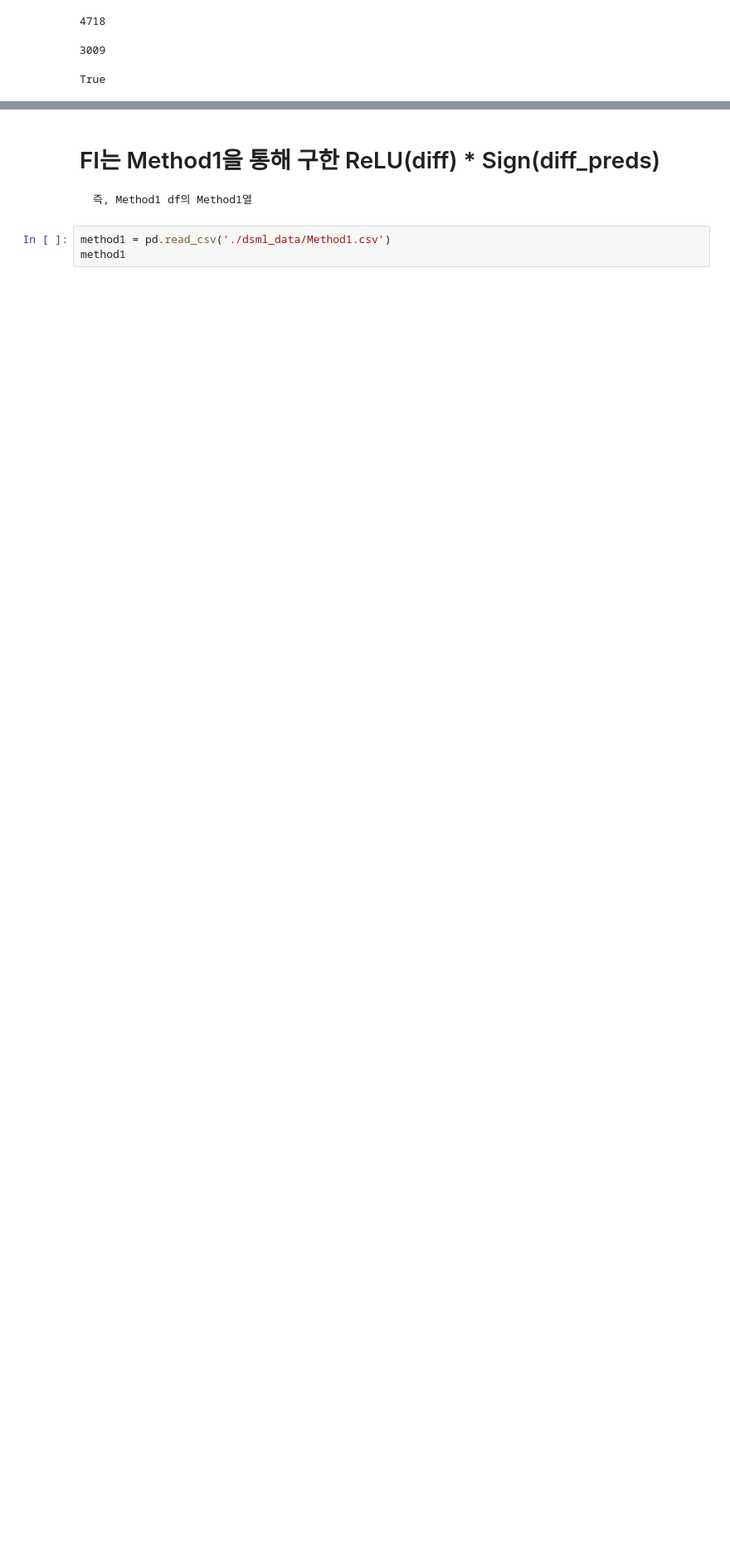
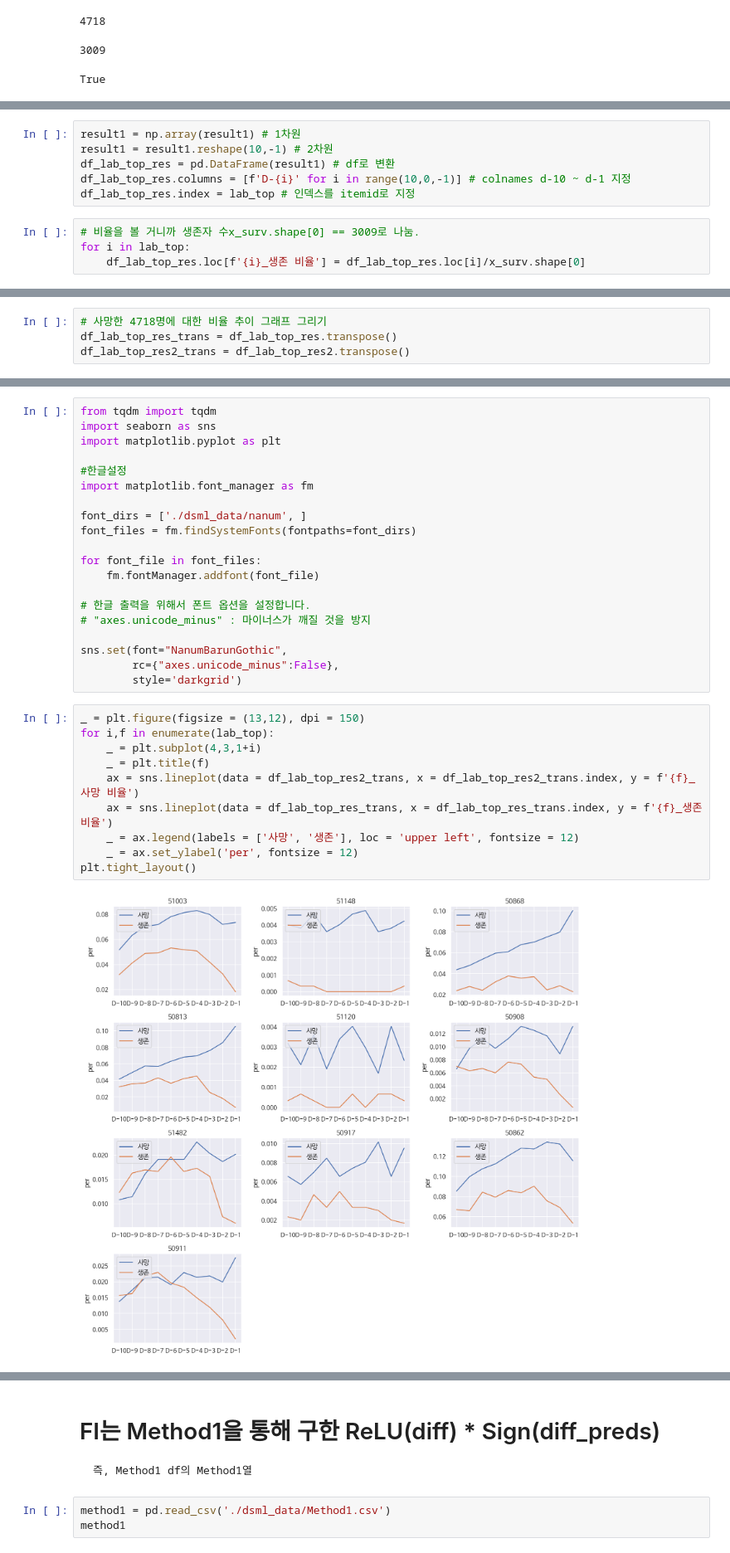
Before and after one commit to GaYounKoh/DSML_re, a Jupyter notebook: [2 again] Method1, df_all, ReLU, Sign정리 및 그래프까지.ipynb, the cells around one changed output, grey strips where cells are left out. Shown at 83% size. Saved outputs shown, nothing was run; the diff lists cells and outputs as text; blank space fills up the shorter version.

```diff
--- a/[2 again] Method1, df_all, ReLU, Sign정리 및 그래프까지.ipynb
+++ b/[2 again] Method1, df_all, ReLU, Sign정리 및 그래프까지.ipynb
@@ -286,0 +337,10 @@ True
+# %%
+result1 = np.array(result1) # 1차원
+result1 = result1.reshape(10,-1) # 2차원
+df_lab_top_res = pd.DataFrame(result1) # df로 변환
+df_lab_top_res.columns = [f'D-{i}' for i in range(10,0,-1)] # colnames d-10 ~ d-1 지정
+df_lab_top_res.index = lab_top # 인덱스를 itemid로 지정
+# %%
+# 비율을 볼 거니까 생존자 수x_surv.shape[0] == 3009로 나눔.
+for i in lab_top:
+    df_lab_top_res.loc[f'{i}_생존 비율'] = df_lab_top_res.loc[i]/x_surv.shape[0]
@@ -286,0 +391,4 @@ True
+# %%
+# 사망한 4718명에 대한 비율 추이 그래프 그리기
+df_lab_top_res_trans = df_lab_top_res.transpose()
+df_lab_top_res2_trans = df_lab_top_res2.transpose()
@@ -286,0 +421,32 @@ True
+# %%
+from tqdm import tqdm
+import seaborn as sns
+import matplotlib.pyplot as plt
+
+#한글설정
+import matplotlib.font_manager as fm
+
+font_dirs = ['./dsml_data/nanum', ]
+font_files = fm.findSystemFonts(fontpaths=font_dirs)
+
+for font_file in font_files:
+    fm.fontManager.addfont(font_file)
+
+# 한글 출력을 위해서 폰트 옵션을 설정합니다.
+# "axes.unicode_minus" : 마이너스가 깨질 것을 방지
+
+sns.set(font="NanumBarunGothic",
+        rc={"axes.unicode_minus":False},
+        style='darkgrid')
+# %%
+_ = plt.figure(figsize = (13,12), dpi = 150)
+for i,f in enumerate(lab_top):
+    _ = plt.subplot(4,3,1+i)
+    _ = plt.title(f)
+    ax = sns.lineplot(data = df_lab_top_res2_trans, x = df_lab_top_res2_trans.index, y = f'{f}_사망 비율')
+    ax = sns.lineplot(data = df_lab_top_res_trans, x = df_lab_top_res_trans.index, y = f'{f}_생존 비율')
+    _ = ax.legend(labels = ['사망', '생존'], loc = 'upper left', fontsize = 12)
+    _ = ax.set_ylabel('per', fontsize = 12)
+plt.tight_layout()
+# %% [output]
+[figure, added]
```
Also changed, not shown: parts of 35 cells of this notebook.
